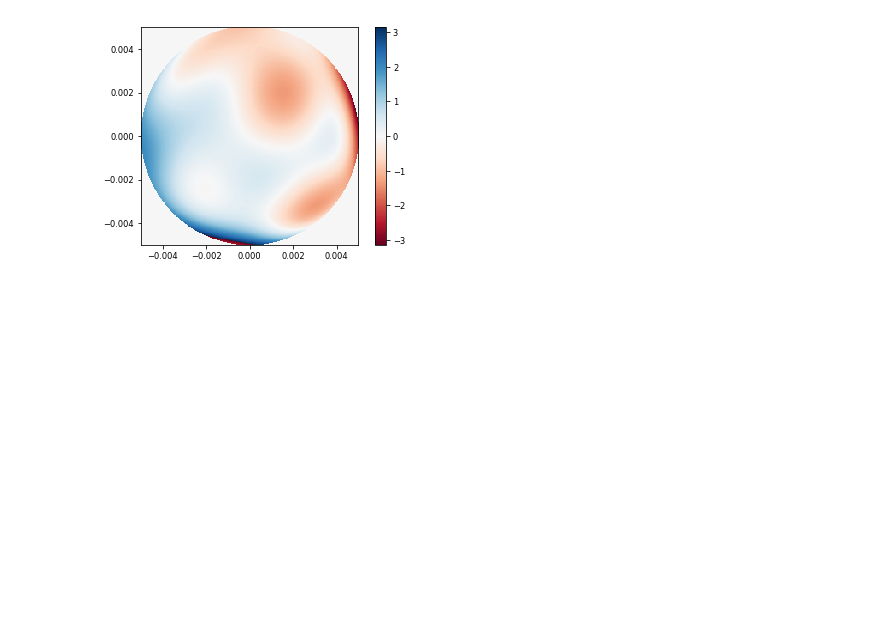
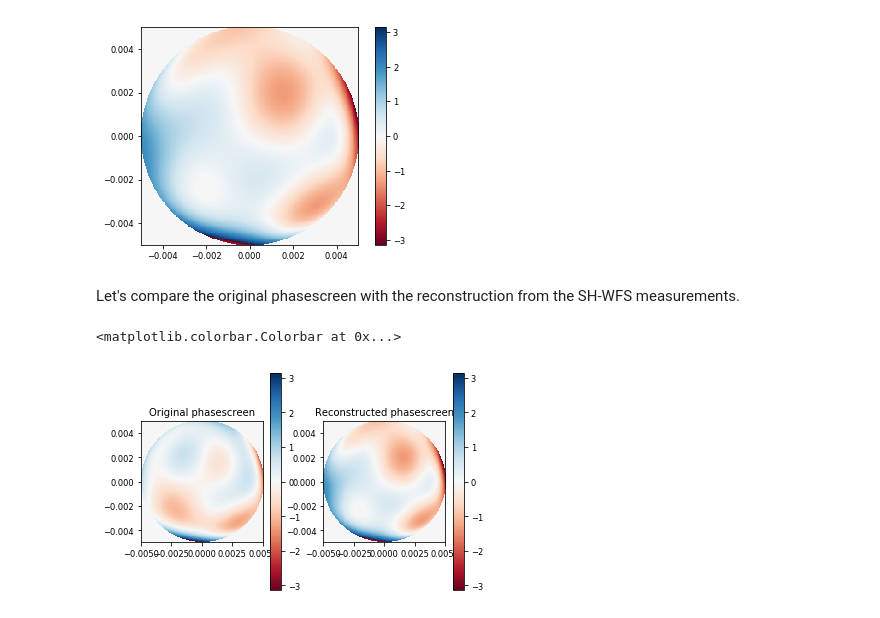
Before and after one commit to ehpor/hcipy, a Jupyter notebook: doc/Wavefront_sensing_1.ipynb, the cells around one changed output. Saved outputs shown, nothing was run; the diff lists cells and outputs as text; code cells hidden in the pictures; blank space fills up the shorter version.

```diff
--- a/doc/Wavefront_sensing_1.ipynb
+++ b/doc/Wavefront_sensing_1.ipynb
@@ -142,3 +142,18 @@ imshow_field(reconstructed_wf.phase, vmin=-np.pi, vmax=np.pi, cmap='RdBu'); plt.
 # %% [output]
 <matplotlib.colorbar.Colorbar at 0x...>
 [figure]
+# %% [markdown]
+Let's compare the original phasescreen with the reconstruction from the SH-WFS measurements.
+# %%
+plt.clf()
+plt.subplot(1,2,1)
+imshow_field(wf2sense.phase, vmin=-np.pi, vmax=np.pi, cmap='RdBu')
+plt.title("Original phasescreen")
+plt.colorbar()
+plt.subplot(1,2,2)
+imshow_field(reconstructed_wf.phase, vmin=-np.pi, vmax=np.pi, cmap='RdBu')
+plt.title("Reconstructed phasescreen")
+plt.colorbar()
+# %% [output]
+<matplotlib.colorbar.Colorbar at 0x...>
+[figure, added]
```
Also changed, not shown: parts of 2 cells of this notebook.
